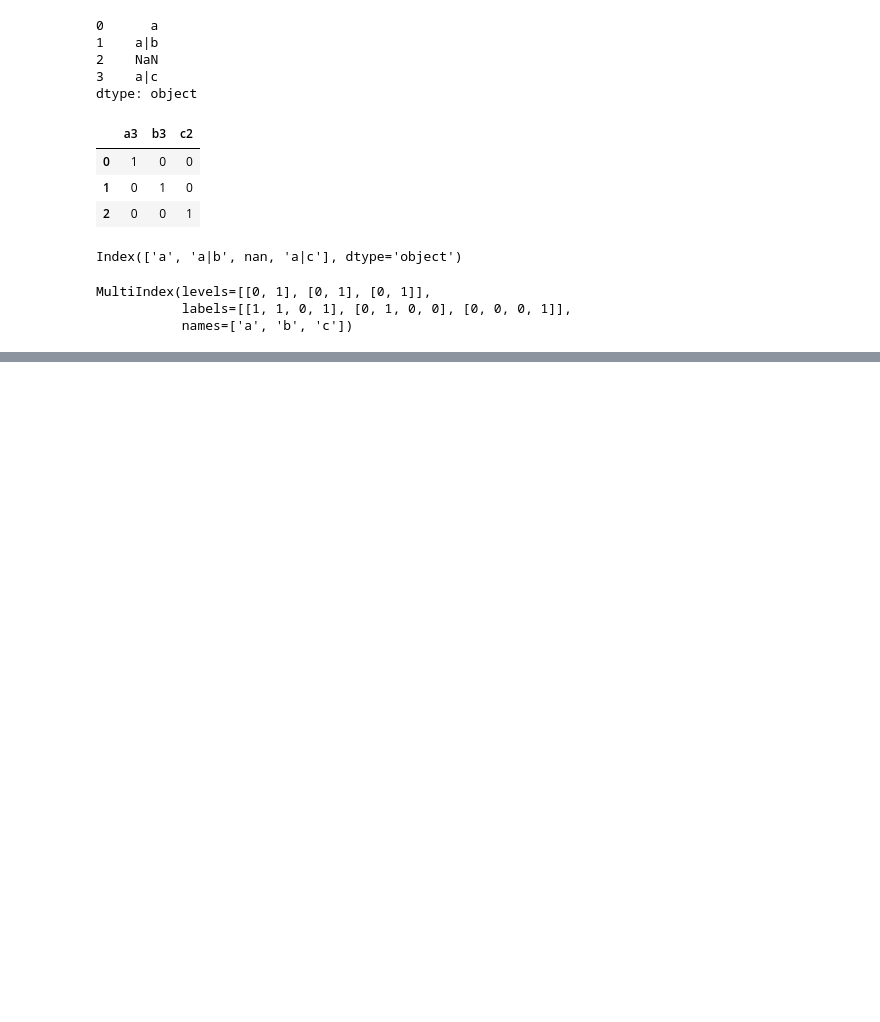
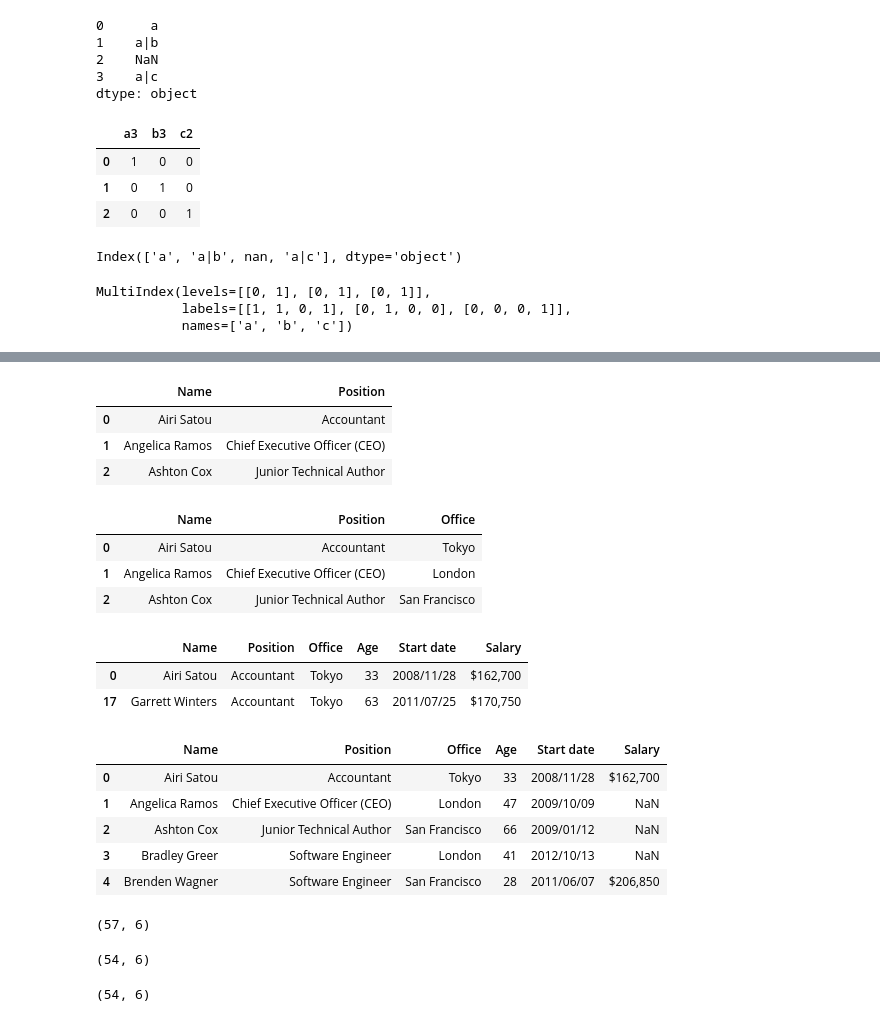
Before and after one commit to udaytak/DataScience-Basics, a Jupyter notebook: 02_Basic Data Operations.ipynb, the cells around one changed output, grey strips where cells are left out. Cells and saved outputs as stored; diff of their text form; code cells hidden in the pictures; blank space fills up the shorter version.

```diff
--- a/02_Basic Data Operations.ipynb
+++ b/02_Basic Data Operations.ipynb
@@ -867,2 +872,22 @@ employee.loc[employee.Position == 'Accountant',:]
+# %%
+employee.loc[0:2, ['Name','Position']] #row 0-2, 2 col
+# %% [output]
+|  | Name | Position |
+| 0 | Airi Satou | Accountant |
+| 1 | Angelica Ramos | Chief Executive Officer (CEO) |
+| 2 | Ashton Cox | Junior Technical Author |
+# %%
+employee.loc[0:2, 'Name':'Office'] #Range in rows , Range in cols
+# %% [output]
+|  | Name | Position | Office |
+| 0 | Airi Satou | Accountant | Tokyo |
+| 1 | Angelica Ramos | Chief Executive Officer (CEO) | London |
+| 2 | Ashton Cox | Junior Technical Author | San Francisco |
+# %%
+employee.loc[employee.Position == 'Accountant',:] #rows with condition - like where clause, all cols
+# %% [output]
+|  | Name | Position | Office | Age | Start date | Salary |
+| 0 | Airi Satou | Accountant | Tokyo | 33 | 2008/11/28 | $162,700 |
+| 17 | Garrett Winters | Accountant | Tokyo | 63 | 2011/07/25 | $170,750 |
 # %%
 #dropna - drop rows with missing values
@@ -871,2 +894,14 @@ employee.head()
+# %%
+employee = pd.read_table('dropnaExample_TSV.tsv')
+employee.head()
+# %% [output]
+|  | Name | Position | Office | Age | Start date | Salary |
+| 0 | Airi Satou | Accountant | Tokyo | 33 | 2008/11/28 | $162,700 |
+| 1 | Angelica Ramos | Chief Executive Officer (CEO) | London | 47 | 2009/10/09 | NaN |
+| 2 | Ashton Cox | Junior Technical Author | San Francisco | 66 | 2009/01/12 | NaN |
+| 3 | Bradley Greer | Software Engineer | London | 41 | 2012/10/13 | NaN |
+| 4 | Brenden Wagner | Software Engineer | San Francisco | 28 | 2011/06/07 | $206,850 |
 # %%
 employee.shape
+# %% [output]
+(57, 6)
@@ -879,2 +908,10 @@ employee.dropna(subset=['Name','Salary']).shape
+# %%
+employee.dropna(how='any').shape #drop rows with missing values in every # how - 'any' valure is missing
+# %% [output]
+(54, 6)
+# %%
+employee.dropna(subset=['Name','Salary'], how='any').shape #drop rows with missing values in certain columns
+# %% [output]
+(54, 6)
 # %%
 #fillna
```
Also changed, not shown: parts of 14 cells of this notebook.
